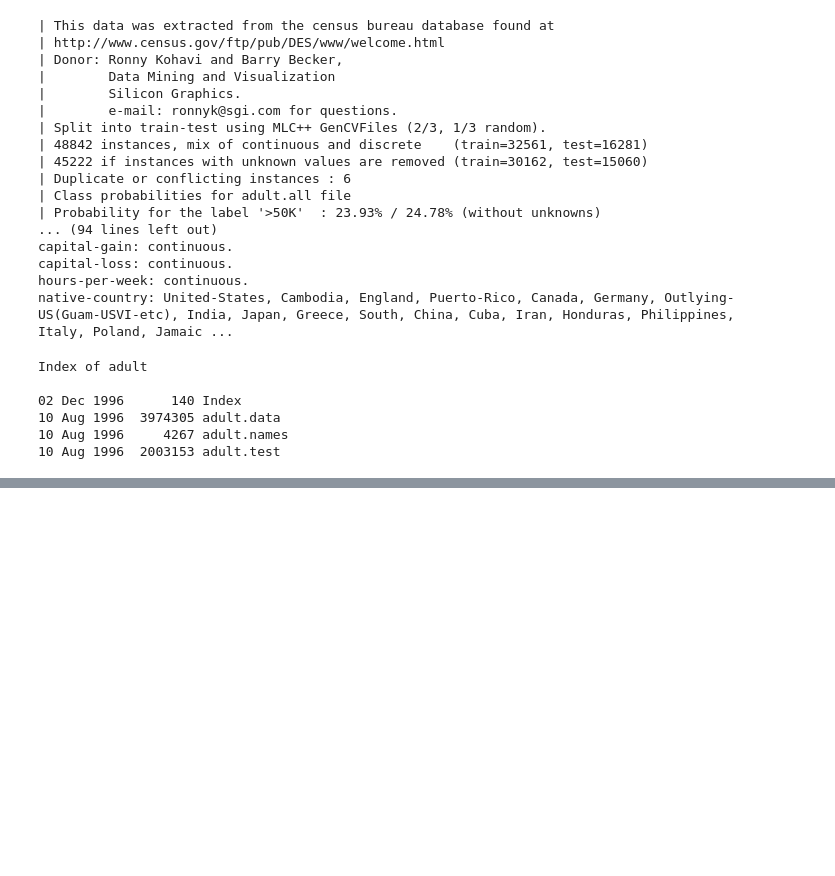
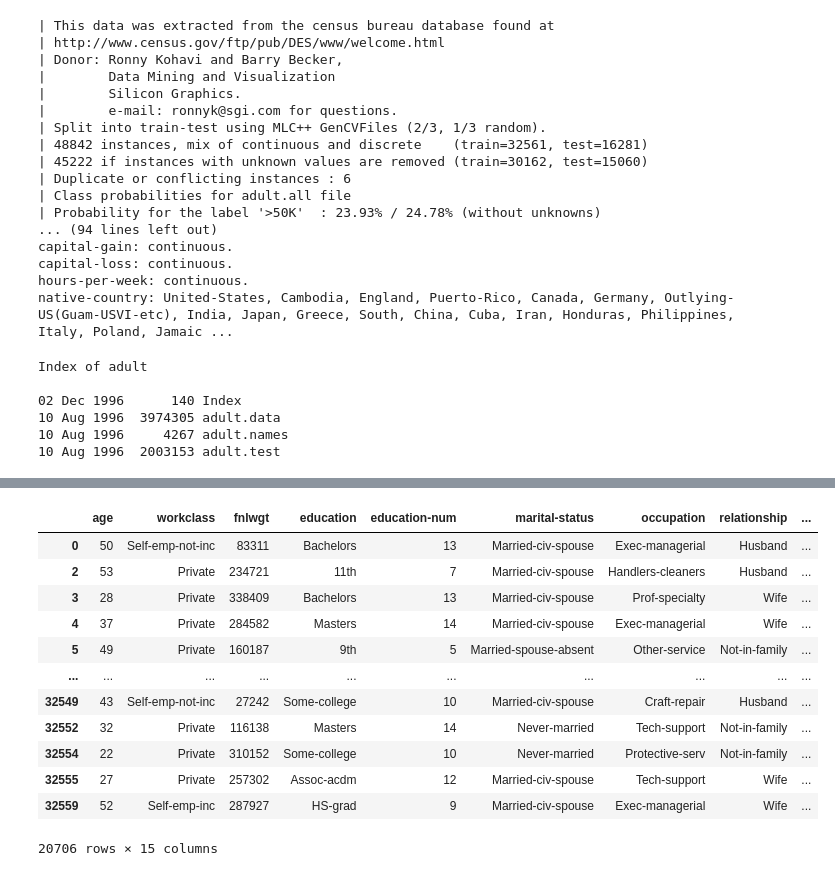
Before and after one commit to mcnair-commits/cs601-project, a Jupyter notebook: mcnair_rf_classifier.ipynb, the cells around one changed output, grey strips where cells are left out. Saved outputs shown, nothing was run; the diff lists cells and outputs as text; code cells hidden in the pictures; blank space fills up the shorter version.

Commit message:
bring in more functions from lab1 lab2, experimenting with multiprocessing, issue in jupyter

```diff
--- a/mcnair_rf_classifier.ipynb
+++ b/mcnair_rf_classifier.ipynb
@@ -139,0 +421,58 @@ print(test)
+# %%
+# this function is used to calculate the rows from the training dataset that did not make it into this bootstrap dataset
+# we pass in the label, the training dataset and the randomly selected bootstrap dataset
+# with a dataframe this is a bit simpler than with the all integer numpy array from the class example
+# here we can simply drop all of the indices (rows) that exist in the bootstrap data set from the training data set and we are left with the out of box sample set
+# I didn't need to copy the dataframe, I find myself doing this somewhat often when I am working with dataframes to maintain the last version of them
+# I want to say I picked up this habit during my AI course but I don't remember why exactly, I think it had to do with model evaluations
+# then to find the data frames for X_oob and y_oob we simply drop the label from our total oob dataframe for X and pull out only the label column for our y
+
+def oob_determination(tree_data, bootstrap, label_column_name):
+
+    # drop bootstrap rows from the total tree training data set to be left with a dataframe of only the none-selected training samples
+  oob_for_this_tree = tree_data.drop(index=bootstrap.index) # drop all the indices from the tree dataset/ training dataset that exist within the bootstrap for this specific tree
+
+    # copy oob_for_this_tree incase we need to pass it as a return later
+  all_oob_this_tree = oob_for_this_tree.copy()
+
+    # make the X-oob and y_oob respective dataframes
+  X_oob = oob_for_this_tree.drop(label_column_name, axis=1)
+  y_oob = oob_for_this_tree[label_column_name]
+
+  return X_oob, y_oob, all_oob_this_tree
+# %%
+#this function calls the bootstrap creation function and then passes the bootstrap dataset into oob to return the oob values
+# meaning bootstrap + oob below make up the entirety of the 8500 data samples within sample_data_train without any overlap
+# and this function just returns the output of both lumped together
+def boot_strap_and_oob(tree_data, label_column_name, total_samples):
+  X_bootstrap, y_bootstrap, bootstrap = bootstrap_creator(tree_data, label_column_name, total_samples)
+  X_oob, y_oob, all_oob = oob_determination(tree_data, bootstrap, label_column_name)
+
+  return X_bootstrap, y_bootstrap, X_oob, y_oob, bootstrap, all_oob
+# %%
+# demonstration of these functions working correctly, passing in the the training sample number of samples and retreiving all of the bootstrap & oob data frames
+def main_test_bs(data, label_column_name):
+  total_samples = data.shape[0]
+  X_bootstrap, y_bootstrap, X_oob, y_oob, bootstrap, all_oob = boot_strap_and_oob(data, label_column_name, total_samples)
+  return X_bootstrap, y_bootstrap, X_oob, y_oob, bootstrap, all_oob
+# %%
+mcnair_data = data.copy()
+label_column_name = 'income'
+
+X_bootstrap, y_bootstrap, X_oob, y_oob, bootstrap, all_oob = main_test_bs(mcnair_data, label_column_name)
+# %%
+bootstrap.drop_duplicates().sort_index()
+# %% [output]
+|  | age | workclass | fnlwgt | education | education-num | marital-status | occupation | relationship | ... |
+| 0 | 50 | Self-emp-not-inc | 83311 | Bachelors | 13 | Married-civ-spouse | Exec-managerial | Husband | ... |
+| 2 | 53 | Private | 234721 | 11th | 7 | Married-civ-spouse | Handlers-cleaners | Husband | ... |
+| 3 | 28 | Private | 338409 | Bachelors | 13 | Married-civ-spouse | Prof-specialty | Wife | ... |
+| 4 | 37 | Private | 284582 | Masters | 14 | Married-civ-spouse | Exec-managerial | Wife | ... |
+| 5 | 49 | Private | 160187 | 9th | 5 | Married-spouse-absent | Other-service | Not-in-family | ... |
+| ... | ... | ... | ... | ... | ... | ... | ... | ... | ... |
+| 32549 | 43 | Self-emp-not-inc | 27242 | Some-college | 10 | Married-civ-spouse | Craft-repair | Husband | ... |
+| 32552 | 32 | Private | 116138 | Masters | 14 | Never-married | Tech-support | Not-in-family | ... |
+| 32554 | 22 | Private | 310152 | Some-college | 10 | Never-married | Protective-serv | Not-in-family | ... |
+| 32555 | 27 | Private | 257302 | Assoc-acdm | 12 | Married-civ-spouse | Tech-support | Wife | ... |
+| 32559 | 52 | Self-emp-inc | 287927 | HS-grad | 9 | Married-civ-spouse | Exec-managerial | Wife | ... |
+20706 rows × 15 columns
```
Also changed, not shown: parts of 29 cells of this notebook, 1 other file.
